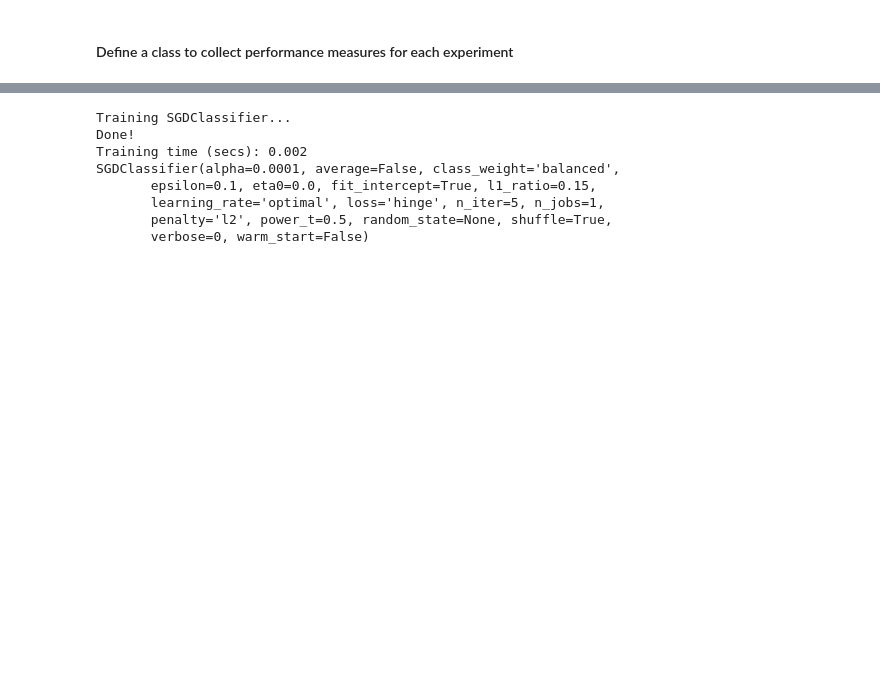
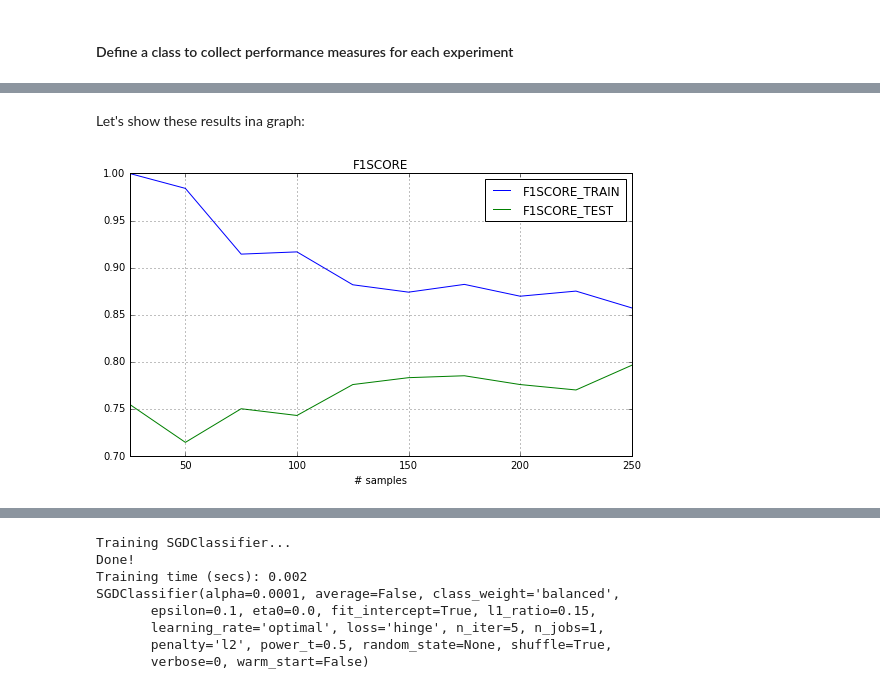
Before and after one commit to antoniodeblasi/MLND, a Jupyter notebook: projects/StudentIntervention/student_intervention.ipynb, the cells around one changed output, grey strips where cells are left out. Drawn from its saved outputs; the diff is of its cells as text; code cells hidden in the pictures; blank space fills up the shorter version.

```diff
--- a/projects/StudentIntervention/student_intervention.ipynb
+++ b/projects/StudentIntervention/student_intervention.ipynb
@@ -400,0 +404,6 @@ Perfomance table for DecisionTreeClassifier:
+# %% [markdown]
+Let's show these results ina graph:
+# %%
+ax = perf_1.table[['F1SCORE_TRAIN','F1SCORE_TEST']].plot(title="F1SCORE",grid=True,figsize=(9,5.06))
+# %% [output]
+[figure, added]
```
Also changed, not shown: parts of 16 cells of this notebook.
